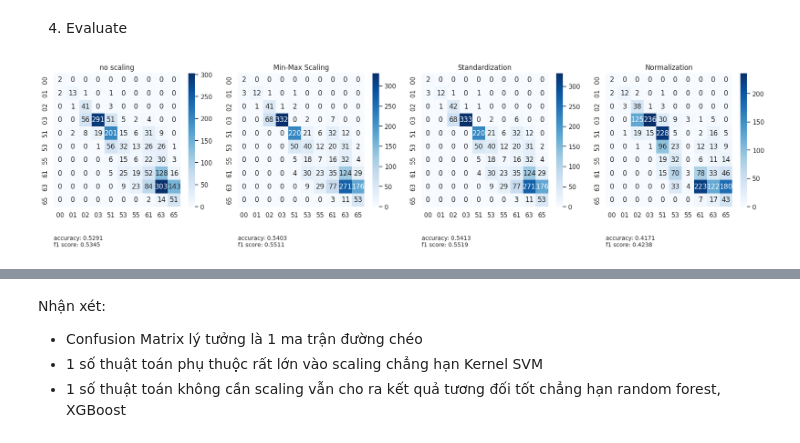
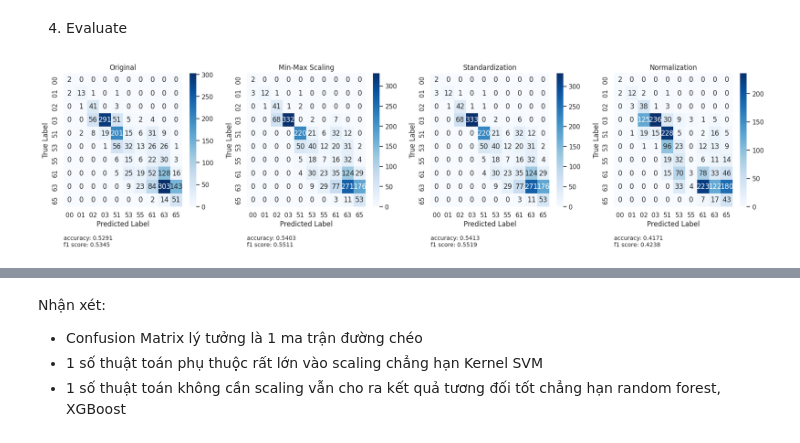
Before and after one commit to icarus7185/weather_analysis, a Jupyter notebook: main_analysis.ipynb, the cells around one changed output, grey strips where cells are left out. Saved outputs shown, nothing was run; the diff lists cells and outputs as text; code cells hidden in the pictures.

```diff
--- a/main_analysis.ipynb
+++ b/main_analysis.ipynb
@@ -103,20 +103,15 @@ Nhận xét:
 # %%
 from models import *
 # %%
-def display_confusion_matrix(Clf, y_label, save_name=None):
-    fig, axs = plt.subplots(1, 4, figsize=(18, 5))
+def display_confusion_matrix(Clf, varian_group_name, y_label, save_name=None):
+    varian_size = len(Clf)
+    fig, axs = plt.subplots(1, varian_size, figsize=(18, 5))
 
-    axs[0].set_title("no scaling")
-    Clf[0].confusion_matrix(axs[0], y_label)
-
-    axs[1].set_title("Min-Max Scaling")
-    Clf[1].confusion_matrix(axs[1], y_label)
-
-    axs[2].set_title("Standardization")
-    Clf[2].confusion_matrix(axs[2], y_label)
-
-    axs[3].set_title("Normalization")
-    Clf[3].confusion_matrix(axs[3], y_label)
+    for i in range(varian_size):
+        Clf[i].confusion_matrix(axs[i], y_label)
+        axs[i].set_title(varian_group_name[i])
+        axs[i].set_xlabel('Predicted Label')
+        axs[i].set_ylabel('True Label')
 
     # Adjust layout to prevent overlapping titles/labels
     plt.tight_layout()
@@ -128,24 +123,22 @@ def display_confusion_matrix(Clf, y_label, save_name=None):
     plt.show()
 # %%
 final_score = []
+data_varian_size = 4
+
+X_train_varian_group = [X_train, X_train_mm, X_train_st, X_train_nm]
+X_test_varian_group = [X_test, X_test_mm, X_test_st, X_test_nm]
+varian_group_name = ["Original", "Min-Max Scaling", "Standardization", "Normalization"]
 # %%
 nb_score = []
+nb = []
 
-nb1 = My_NaiveBayes(X_train, X_test, y_train, y_test)
-nb_score.append(nb1.forward())
-
-nb2 = My_NaiveBayes(X_train_mm, X_test_mm, y_train, y_test)
-nb_score.append(nb2.forward())
-
-nb3 = My_NaiveBayes(X_train_st, X_test_st, y_train, y_test)
-nb_score.append(nb3.forward())
-
-nb4 = My_NaiveBayes(X_train_nm, X_test_nm, y_train, y_test)
-nb_score.append(nb4.forward())
+for i in range(data_varian_size):
+    nb.append(My_NaiveBayes(X_train_varian_group[i], X_test_varian_group[i], y_train, y_test))
+    nb_score.append(nb[i].forward())
 
 final_score.append(nb_score)
-display_confusion_matrix([nb1, nb2, nb3, nb4], y_label)
+display_confusion_matrix(nb, varian_group_name, y_label)
 # %% [output]
-[figure, old version]
+[figure, new version]
 # %%
 knn_score = []
```
Also changed, not shown: parts of 9 cells of this notebook, 3 other files.
